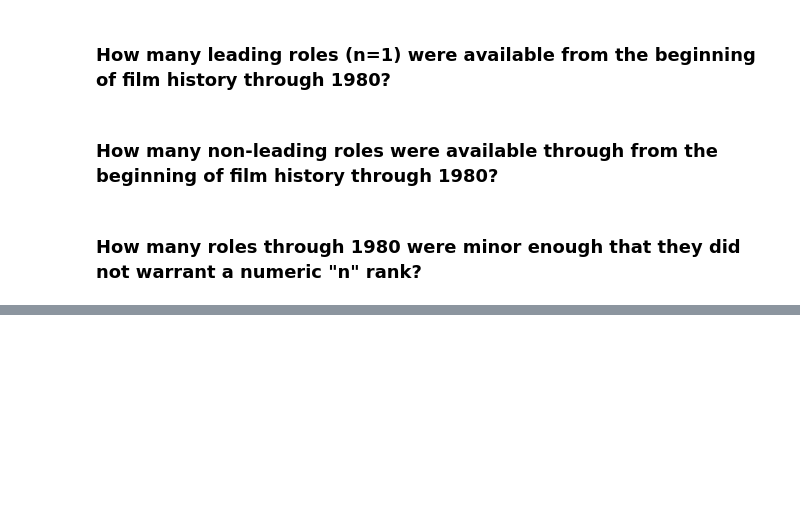
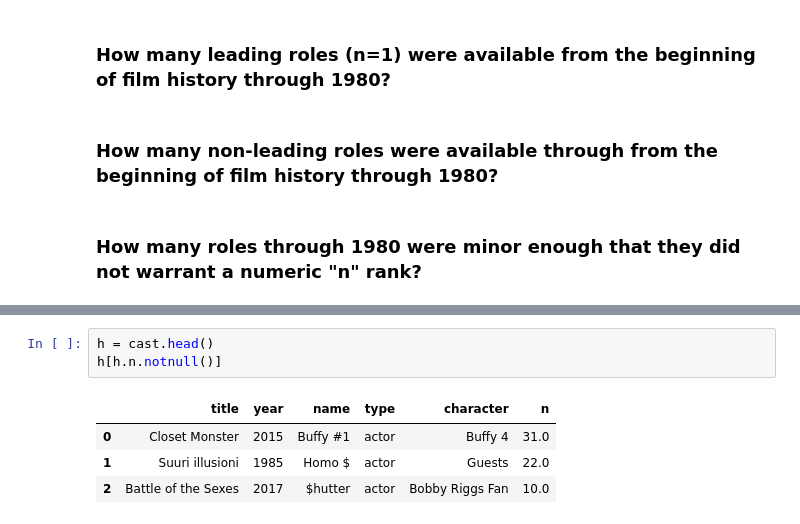
Before and after one commit to stephentesta/pycon-pandas-tutorial, a Jupyter notebook: Exercises-1.ipynb, the cells around one changed output, grey strips where cells are left out. Saved outputs shown, nothing was run; the diff lists cells and outputs as text; blank space fills up the shorter version.

```diff
--- a/Exercises-1.ipynb
+++ b/Exercises-1.ipynb
@@ -96,0 +334,8 @@ cast.head()
+# %%
+h = cast.head()
+h[h.n.notnull()]
+# %% [output]
+|  | title | year | name | type | character | n |
+| 0 | Closet Monster | 2015 | Buffy #1 | actor | Buffy 4 | 31.0 |
+| 1 | Suuri illusioni | 1985 | Homo $ | actor | Guests | 22.0 |
+| 2 | Battle of the Sexes | 2017 | $hutter | actor | Bobby Riggs Fan | 10.0 |
```
Also changed, not shown: parts of 30 cells of this notebook, 1 other file.
